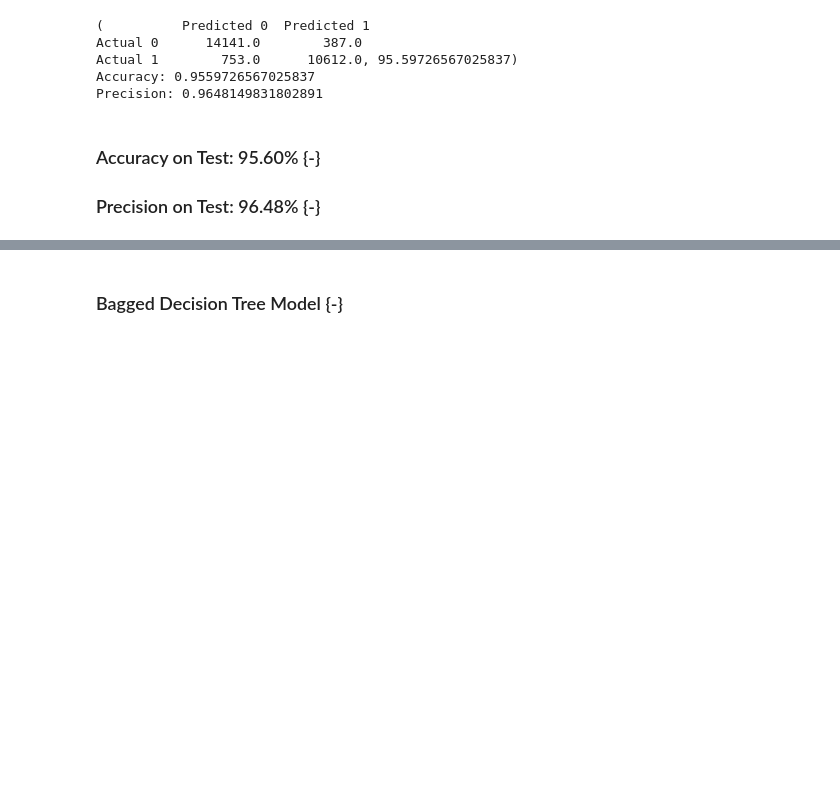
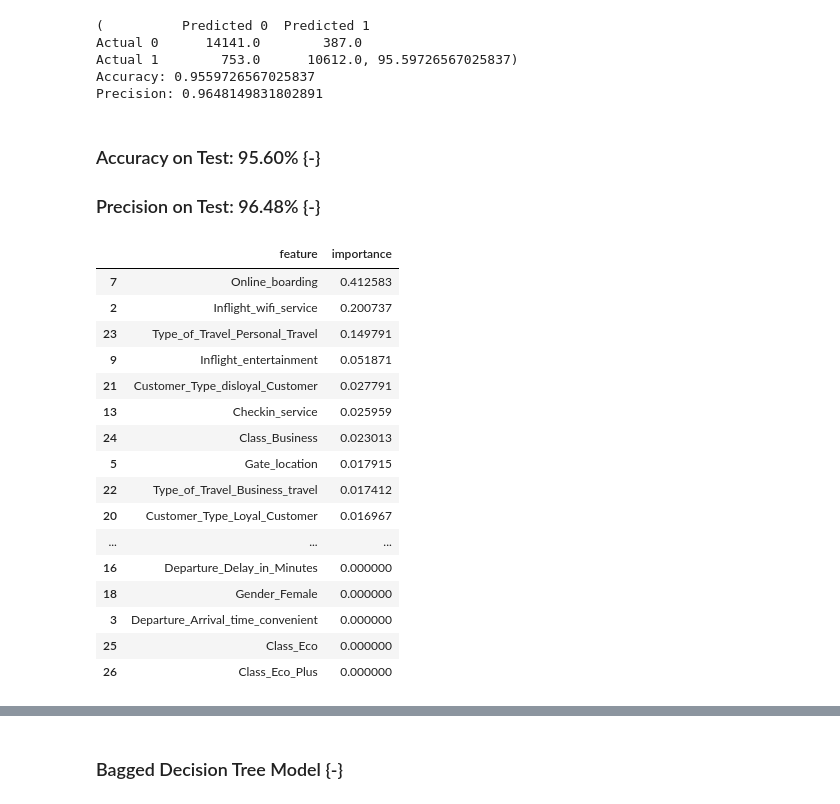
Before and after one commit to cs2027/stat-303-3-project, a Jupyter notebook: Stat 303-3 Final Project, Base Models.ipynb, the cells around one changed output, grey strips where cells are left out. Drawn from its saved outputs; the diff is of its cells as text; code cells hidden in the pictures; blank space fills up the shorter version.

Commit message:
More feature importances

```diff
--- a/Stat 303-3 Final Project, Base Models.ipynb
+++ b/Stat 303-3 Final Project, Base Models.ipynb
@@ -416,3 +417,30 @@ Precision: 0.9648149831802891
 # %% [markdown]
 ### Accuracy on Test: 95.60% {-}
 ### Precision on Test: 96.48% {-}
+# %%
+pd.DataFrame(
+    zip(X.columns, model_updated.feature_importances_),
+    columns = ["feature", "importance"]
+).sort_values(
+    by = "importance",
+    key = lambda x: abs(x),
+    ascending = False
+)
+# %% [output]
+|  | feature | importance |
+| 7 | Online_boarding | 0.412583 |
+| 2 | Inflight_wifi_service | 0.200737 |
+| 23 | Type_of_Travel_Personal_Travel | 0.149791 |
+| 9 | Inflight_entertainment | 0.051871 |
+| 21 | Customer_Type_disloyal_Customer | 0.027791 |
+| 13 | Checkin_service | 0.025959 |
+| 24 | Class_Business | 0.023013 |
+| 5 | Gate_location | 0.017915 |
+| 22 | Type_of_Travel_Business_travel | 0.017412 |
+| 20 | Customer_Type_Loyal_Customer | 0.016967 |
+| ... | ... | ... |
+| 16 | Departure_Delay_in_Minutes | 0.000000 |
+| 18 | Gender_Female | 0.000000 |
+| 3 | Departure_Arrival_time_convenient | 0.000000 |
+| 25 | Class_Eco | 0.000000 |
+| 26 | Class_Eco_Plus | 0.000000 |
```
Also changed, not shown: parts of 10 cells of this notebook.
